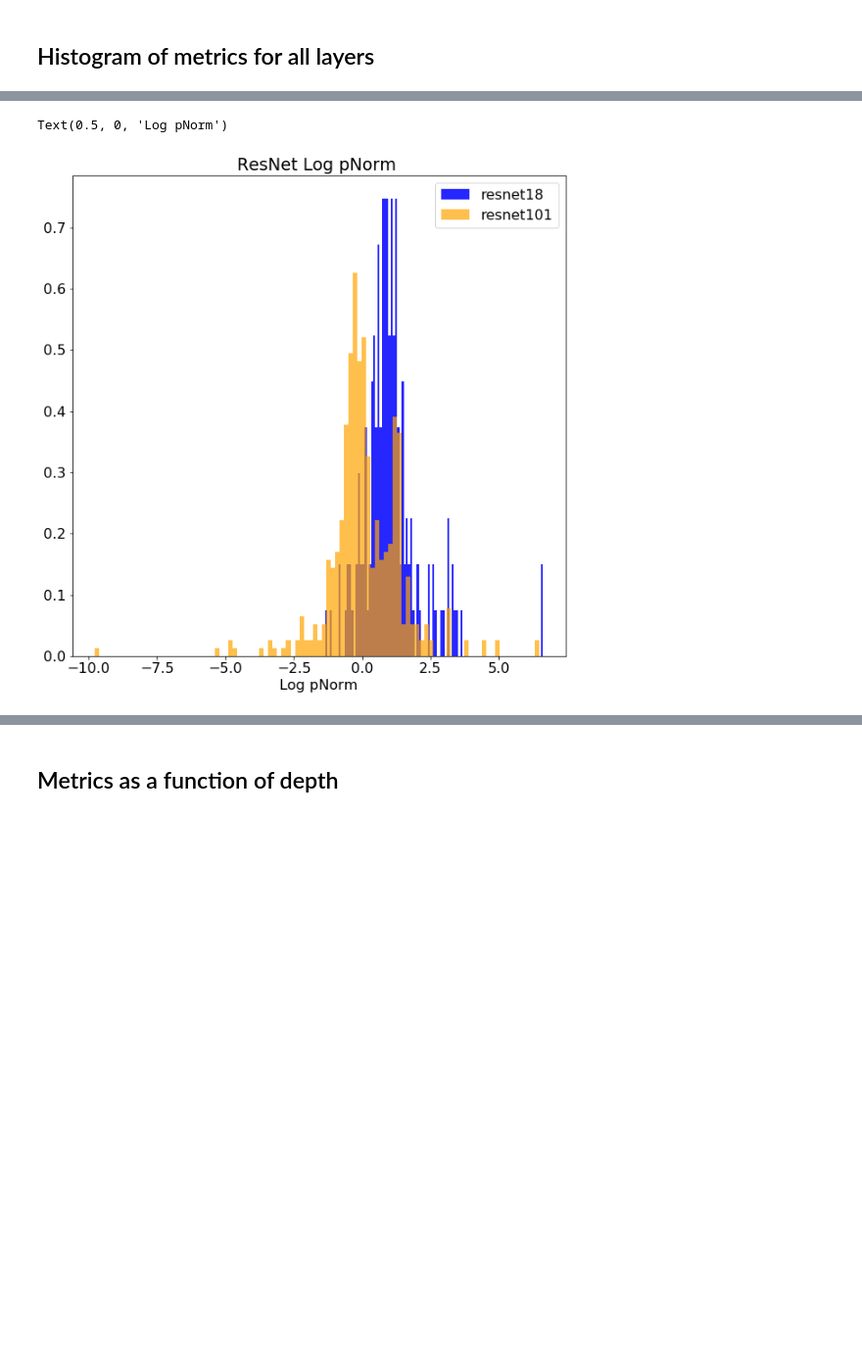
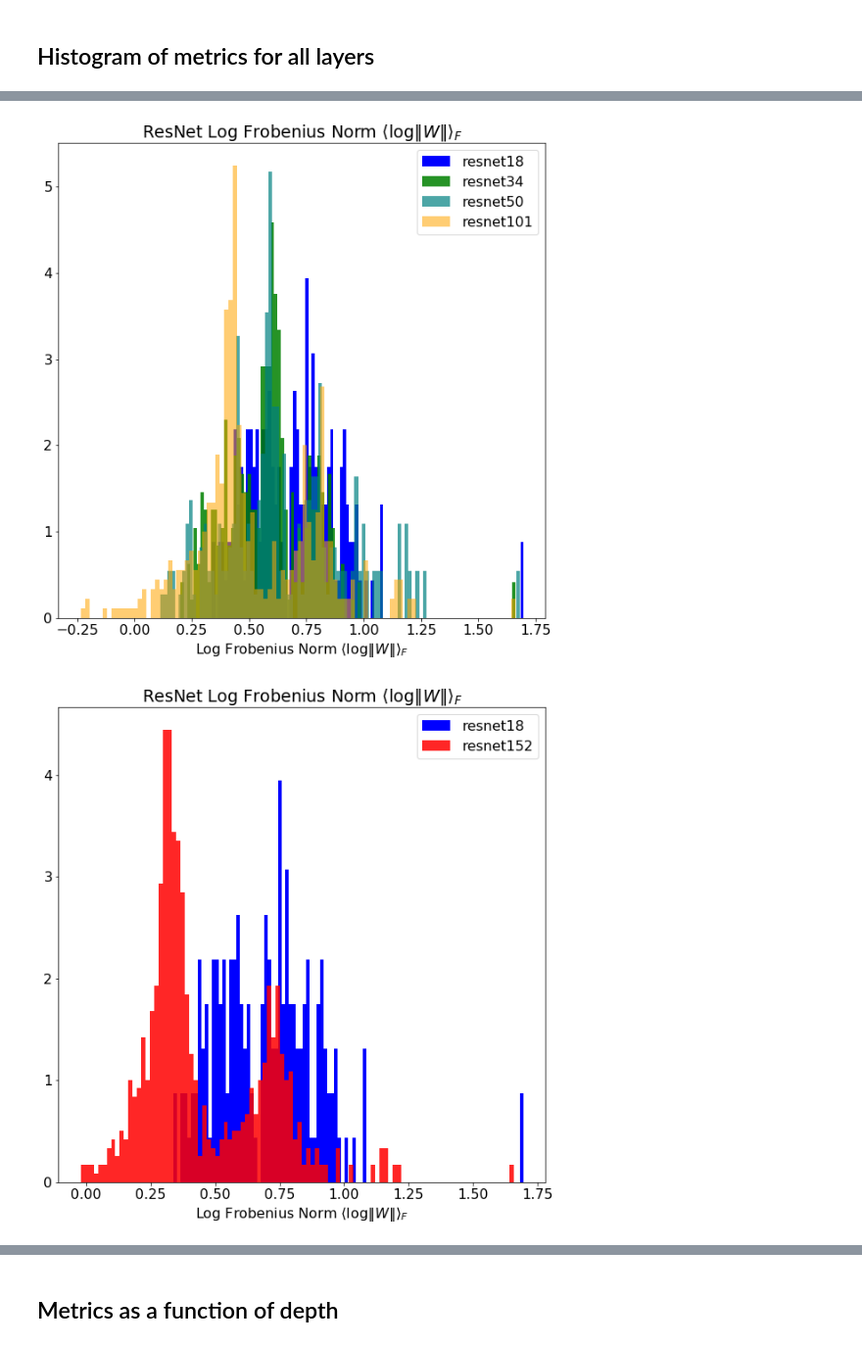
Before and after one commit to CalculatedContent/WeightWatcher, a Jupyter notebook: WeightWatcher-ResNet.ipynb, the cells around one changed output, grey strips where cells are left out. Shown at 98% size. Saved outputs shown, nothing was run; the diff lists cells and outputs as text; code cells hidden in the pictures; blank space fills up the shorter version.

```diff
--- a/WeightWatcher-ResNet.ipynb
+++ b/WeightWatcher-ResNet.ipynb
@@ -41,7 +38,7 @@ Using TensorFlow backend.
 series_name = 'ResNet'
 all_names = [ 'resnet18', 'resnet34', 'resnet50', 'resnet101','resnet152']
 
-colors =    ['blue',     'cyan',   'darkgreen', 'goldenrod','red']
+colors = ['blue', 'green', 'teal', 'orange', 'red']
 # %%
 
 
@@ -359,16 +260,51 @@ SyntaxError: invalid syntax (<ipython-input-40-b33375286d2c>, line 10)
-# %%
-transparency = 1.0
-for im, details in enumerate(all_details):
-    if im == 0 or im == len(all_details)-2:
-
-        metric = details.logpnorm.to_numpy()
-
-        transparency -= 0.15
-
-        plt.hist(metric, bins=100, label=all_names[im], alpha=transparency, color=colors[im], density=True)
-plt.legend()
-plt.title(r"{} Log pNorm ".format(series_name))
-plt.xlabel(r"Log pNorm")
-# %% [output]
-Text(0.5, 0, 'Log pNorm')
-[figure, removed]
+# %%
+metric = "lognorm"
+xlabel = r"Log Frobenius Norm $\langle\log\Vert W\Vert\rangle_{F}$"
+title = series_name+" "+xlabel
+plot_metrics_histogram(metric, xlabel, title)
+plot_metrics_histogram(metric, xlabel, title, only2=True)
+
+
+metric = "alpha"
+xlabel = r"Alpha $\alpha$"
+title = series_name+" "+xlabel
+plot_metrics_histogram(metric, xlabel, title)
+plot_metrics_histogram(metric, xlabel, title, only2=True)
+
+
+metric = "alpha_weighted"
+xlabel = r"Weighted Alpha $\hat{\alpha}$"
+title = series_name+" "+xlabel
+plot_metrics_histogram(metric, xlabel, title)
+plot_metrics_histogram(metric, xlabel, title, only2=True)
+
+
+
+metric = "softranklog"
+xlabel = r"Log Stable Rank $\mathcal{R}_{s}$"
+title = series_name+" "+xlabel
+plot_metrics_histogram(metric, xlabel, title)
+plot_metrics_histogram(metric, xlabel, title, only2=True)
+
+
+metric = "spectralnorm"
+xlabel = r"Log Spectral Norm $\Vert\mathbf{W}\Vert_{2}$"
+title = series_name+" "+xlabel
+plot_metrics_histogram(metric, xlabel, title, log=True)
+plot_metrics_histogram(metric, xlabel, title, log=True, only2=True)
+
+
+metric = "softrank_mp"
+xlabel = r"Log MP Soft Rank $\mathcal{R}_{mp}$"
+title = series_name+" "+xlabel
+plot_metrics_histogram(metric, xlabel, title)
+plot_metrics_histogram(metric, xlabel, title, only2=True)
+
+metric = "logpnorm"
+xlabel = r"Log p-Norm $\Vert\mathbf{W}\Vert^{\alpha}$"
+title = series_name+" "+xlabel
+plot_metrics_histogram(metric, xlabel, title)
+plot_metrics_histogram(metric, xlabel, title, only2=True)
+# %% [output]
+[figure, added]
+[figure, added]
```
Also changed, not shown: parts of 18 cells of this notebook.
